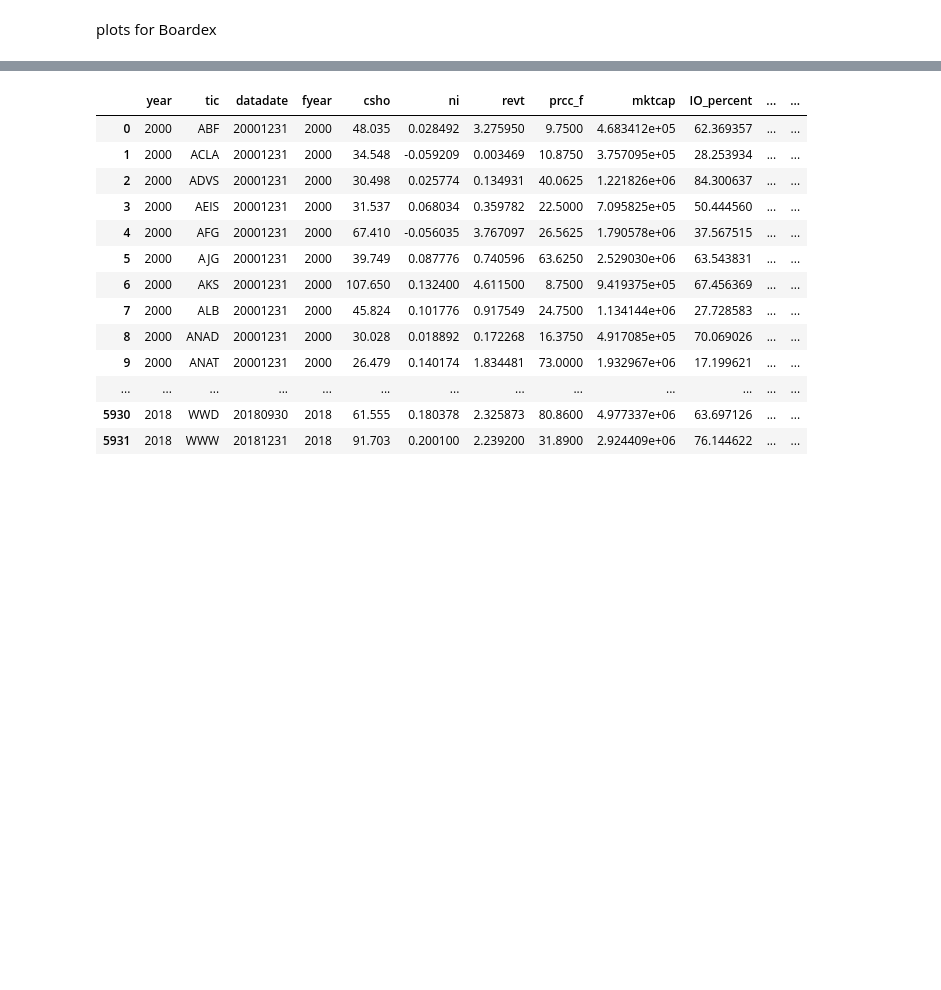
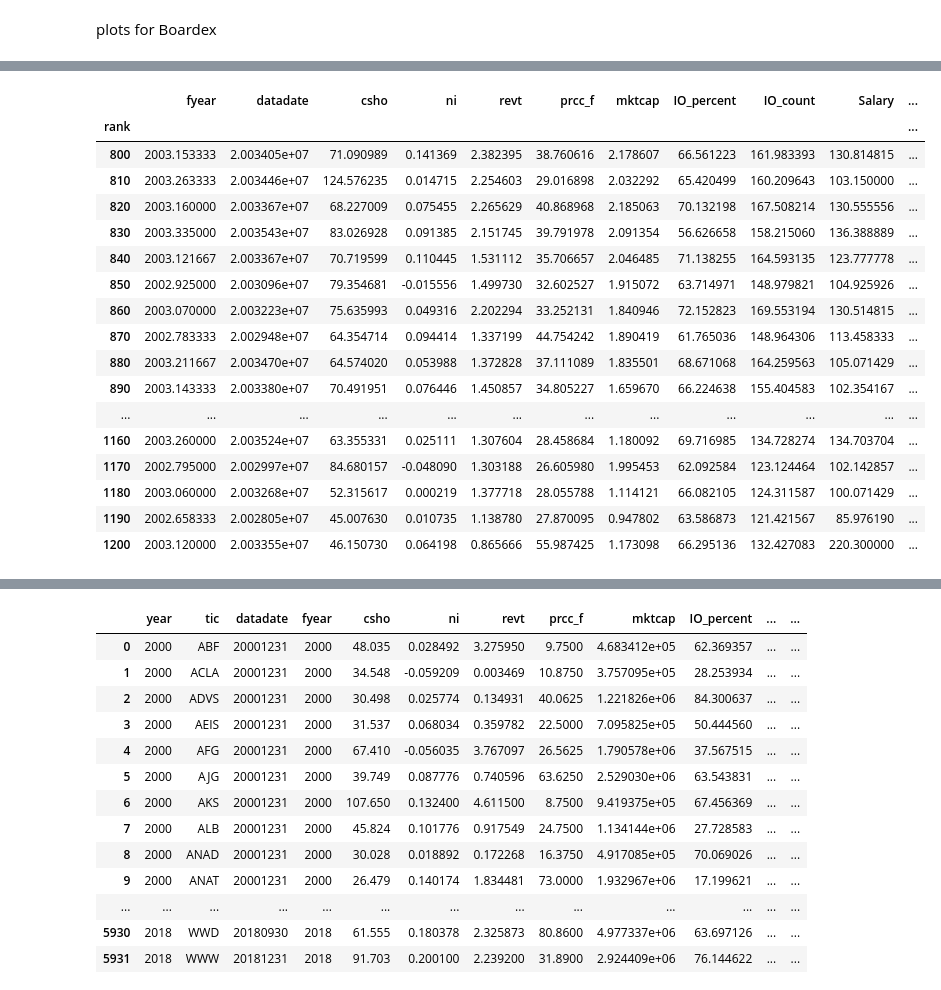
Before and after one commit to BarryKeee/ECON-4911-Research-Paper, a Jupyter notebook: clean data.ipynb, the cells around one changed output, grey strips where cells are left out. Cells and saved outputs as stored; diff of their text form; code cells hidden in the pictures; blank space fills up the shorter version.

Commit message:
reverse plots for boardex and execu

```diff
--- a/clean data.ipynb
+++ b/clean data.ipynb
@@ -697,4 +698,25 @@ Index(['fyear', 'datadate', 'csho', 'ni', 'revt', 'prcc_f', 'mktcap',
       dtype='object')
+# %%
+boardex_pre2007_bin#set_index(boardex_pre2007_bin.index[::-1])
+# %% [output]
+|  | fyear | datadate | csho | ni | revt | prcc_f | mktcap | IO_percent | IO_count | Salary | ... |
+| rank |  |  |  |  |  |  |  |  |  |  | ... |
+| 800 | 2003.153333 | 2.003405e+07 | 71.090989 | 0.141369 | 2.382395 | 38.760616 | 2.178607 | 66.561223 | 161.983393 | 130.814815 | ... |
+| 810 | 2003.263333 | 2.003446e+07 | 124.576235 | 0.014715 | 2.254603 | 29.016898 | 2.032292 | 65.420499 | 160.209643 | 103.150000 | ... |
+| 820 | 2003.160000 | 2.003367e+07 | 68.227009 | 0.075455 | 2.265629 | 40.868968 | 2.185063 | 70.132198 | 167.508214 | 130.555556 | ... |
+| 830 | 2003.335000 | 2.003543e+07 | 83.026928 | 0.091385 | 2.151745 | 39.791978 | 2.091354 | 56.626658 | 158.215060 | 136.388889 | ... |
+| 840 | 2003.121667 | 2.003367e+07 | 70.719599 | 0.110445 | 1.531112 | 35.706657 | 2.046485 | 71.138255 | 164.593135 | 123.777778 | ... |
+| 850 | 2002.925000 | 2.003096e+07 | 79.354681 | -0.015556 | 1.499730 | 32.602527 | 1.915072 | 63.714971 | 148.979821 | 104.925926 | ... |
+| 860 | 2003.070000 | 2.003223e+07 | 75.635993 | 0.049316 | 2.202294 | 33.252131 | 1.840946 | 72.152823 | 169.553194 | 130.514815 | ... |
+| 870 | 2002.783333 | 2.002948e+07 | 64.354714 | 0.094414 | 1.337199 | 44.754242 | 1.890419 | 61.765036 | 148.964306 | 113.458333 | ... |
+| 880 | 2003.211667 | 2.003470e+07 | 64.574020 | 0.053988 | 1.372828 | 37.111089 | 1.835501 | 68.671068 | 164.259563 | 105.071429 | ... |
+| 890 | 2003.143333 | 2.003380e+07 | 70.491951 | 0.076446 | 1.450857 | 34.805227 | 1.659670 | 66.224638 | 155.404583 | 102.354167 | ... |
+| ... | ... | ... | ... | ... | ... | ... | ... | ... | ... | ... | ... |
+| 1160 | 2003.260000 | 2.003524e+07 | 63.355331 | 0.025111 | 1.307604 | 28.458684 | 1.180092 | 69.716985 | 134.728274 | 134.703704 | ... |
+| 1170 | 2002.795000 | 2.002997e+07 | 84.680157 | -0.048090 | 1.303188 | 26.605980 | 1.995453 | 62.092584 | 123.124464 | 102.142857 | ... |
+| 1180 | 2003.060000 | 2.003268e+07 | 52.315617 | 0.000219 | 1.377718 | 28.055788 | 1.114121 | 66.082105 | 124.311587 | 100.071429 | ... |
+| 1190 | 2002.658333 | 2.002805e+07 | 45.007630 | 0.010735 | 1.138780 | 27.870095 | 0.947802 | 63.586873 | 121.421567 | 85.976190 | ... |
+| 1200 | 2003.120000 | 2.003355e+07 | 46.150730 | 0.064198 | 0.865666 | 55.987425 | 1.173098 | 66.295136 | 132.427083 | 220.300000 | ... |
 # %%
 start = 800
 end = 1200
```
Also changed, not shown: parts of 12 cells of this notebook, 28 other files.
